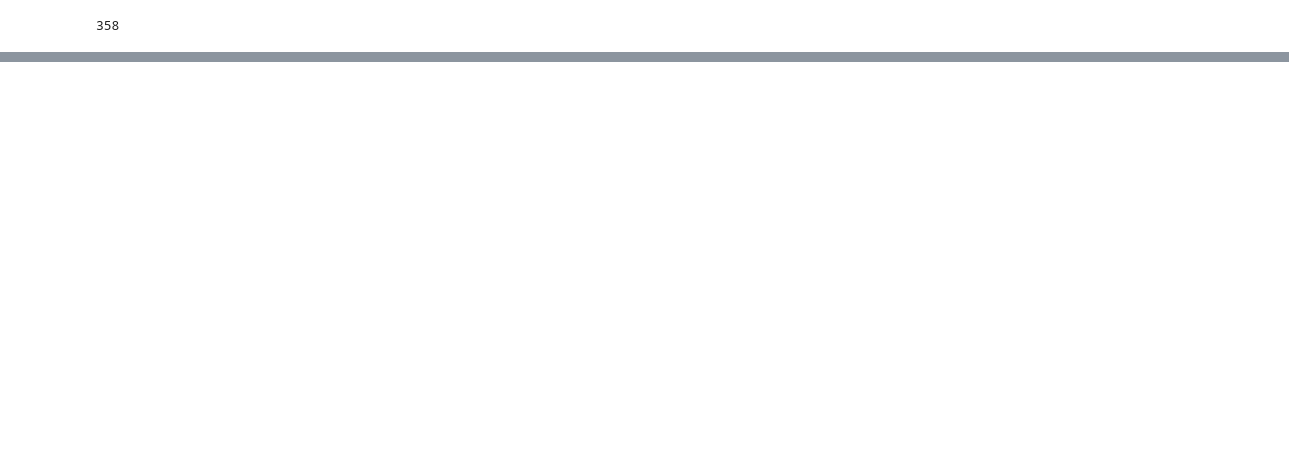
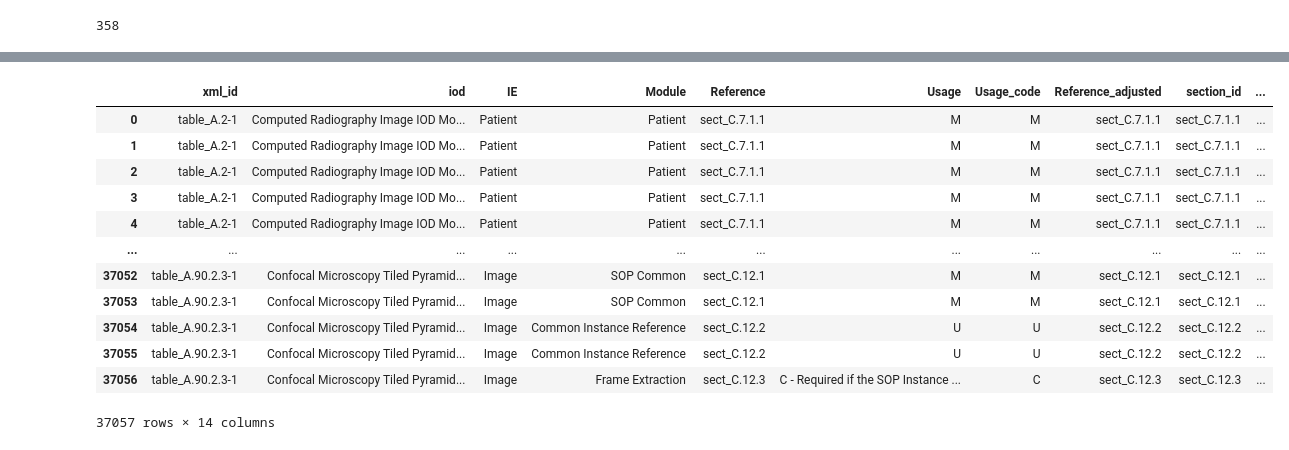
Before and after one commit to paulnagy/DICOM2OMOP, a Jupyter notebook: DICOM_P3_harvest_xml.ipynb, the cells around one changed output, grey strips where cells are left out. Drawn from its saved outputs; the diff is of its cells as text; code cells hidden in the pictures; blank space fills up the shorter version.

```diff
--- a/DICOM_P3_harvest_xml.ipynb
+++ b/DICOM_P3_harvest_xml.ipynb
@@ -238,0 +336,15 @@ soup = BeautifulSoup(xml_content, 'xml')
+# %%
+#'sect_C.8.15.4': 'sect_C.8.2.2.1', 'sect_C.8.2.2.2', 'sect_C.8.2.2.3'
+#'sect_C.11.11': 'sect_C.11.11.1'
+#'sect_C.17.3': 'sect_C.17.3.3', 'sect_C.17.3.4'
+#'sect_C.7.6.20': 'sect_C.10.12'
+#'sect_C.28.1':'sect_C.10.9'
+#'sect_C.29.3':'sect_C.29.3.1'
+#'sect_C.36.18': 'sect_C.36.2.2.7', 'sect_C.36.2.2.8', 'sect_C.36.2.2.14'
+
+mapping_data = {
+    'Reference': ['sect_C.8.15.4', 'sect_C.8.15.4', 'sect_C.8.15.4', 'sect_C.11.11', 'sect_C.17.3', 'sect_C.17.3', 'sect_C.7.6.20', 'sect_C.28.1', 'sect_C.29.3', 'sect_C.36.18', 'sect_C.36.18', 'sect_C.36.18'],
+    'Reference_adjusted': ['sect_C.8.2.2.1', 'sect_C.8.2.2.2', 'sect_C.8.2.2.3', 'sect_C.11.11.1', 'sect_C.17.3.3', 'sect_C.17.3.4', 'sect_C.10.12', 'sect_C.10.9', 'sect_C.29.3.1', 'sect_C.36.2.2.7', 'sect_C.36.2.2.8', 'sect_C.36.2.2.14']
+}
+mapping_data = pd.DataFrame(mapping_data)
+mapping_data
@@ -238,0 +365,4 @@ soup = BeautifulSoup(xml_content, 'xml')
+# %%
+final_df_expanded = pd.merge(final_df, mapping_data, on = 'Reference', how = 'left')
+final_df_expanded['Reference_adjusted'] = final_df_expanded['Reference_adjusted'].fillna(final_df_expanded['Reference'])
+final_df_expanded
@@ -238,0 +385,20 @@ soup = BeautifulSoup(xml_content, 'xml')
+# %%
+# Find the mapping table between reference module from IOD table to reference table
+# Find from the all IOD list for ALL usage
+rows = []
+
+df_reference = final_df_expanded['Reference_adjusted'].drop_duplicates()
+
+for section_id in df_reference:
+    section_element = soup.find('section', {'xml:id': section_id})
+
+    if section_element:
+        tables = section_element.findChildren('table', recursive=False)
+        # For each table, create a dictionary with section_id and table XML id and add it to the rows list
+        for table in tables:
+            if table.has_attr('xml:id'):
+                row = {'section_id': section_id, 'table_xml_id': table['xml:id']}
+                rows.append(row)
+# Create a DataFrame from the rows list
+table_df = pd.DataFrame(rows)
+table_df
@@ -495,0 +557,18 @@ reference_tables[reference_tables['CID']!='']
+# %%
+# create one dataframe and export the file
+mapping_table = pd.merge(final_df_expanded, reference_tables, left_on = 'Reference_adjusted', right_on = 'section_id', how = 'left')
+mapping_table
+# %% [output]
+|  | xml_id | iod | IE | Module | Reference | Usage | Usage_code | Reference_adjusted | section_id | ... |
+| 0 | table_A.2-1 | Computed Radiography Image IOD Mo... | Patient | Patient | sect_C.7.1.1 | M | M | sect_C.7.1.1 | sect_C.7.1.1 | ... |
+| 1 | table_A.2-1 | Computed Radiography Image IOD Mo... | Patient | Patient | sect_C.7.1.1 | M | M | sect_C.7.1.1 | sect_C.7.1.1 | ... |
+| 2 | table_A.2-1 | Computed Radiography Image IOD Mo... | Patient | Patient | sect_C.7.1.1 | M | M | sect_C.7.1.1 | sect_C.7.1.1 | ... |
+| 3 | table_A.2-1 | Computed Radiography Image IOD Mo... | Patient | Patient | sect_C.7.1.1 | M | M | sect_C.7.1.1 | sect_C.7.1.1 | ... |
+| 4 | table_A.2-1 | Computed Radiography Image IOD Mo... | Patient | Patient | sect_C.7.1.1 | M | M | sect_C.7.1.1 | sect_C.7.1.1 | ... |
+| ... | ... | ... | ... | ... | ... | ... | ... | ... | ... | ... |
+| 37052 | table_A.90.2.3-1 | Confocal Microscopy Tiled Pyramid... | Image | SOP Common | sect_C.12.1 | M | M | sect_C.12.1 | sect_C.12.1 | ... |
+| 37053 | table_A.90.2.3-1 | Confocal Microscopy Tiled Pyramid... | Image | SOP Common | sect_C.12.1 | M | M | sect_C.12.1 | sect_C.12.1 | ... |
+| 37054 | table_A.90.2.3-1 | Confocal Microscopy Tiled Pyramid... | Image | Common Instance Reference | sect_C.12.2 | U | U | sect_C.12.2 | sect_C.12.2 | ... |
+| 37055 | table_A.90.2.3-1 | Confocal Microscopy Tiled Pyramid... | Image | Common Instance Reference | sect_C.12.2 | U | U | sect_C.12.2 | sect_C.12.2 | ... |
+| 37056 | table_A.90.2.3-1 | Confocal Microscopy Tiled Pyramid... | Image | Frame Extraction | sect_C.12.3 | C - Required if the SOP Instance ... | C | sect_C.12.3 | sect_C.12.3 | ... |
+37057 rows × 14 columns
```
Also changed, not shown: parts of 34 cells of this notebook, 1 other file.
